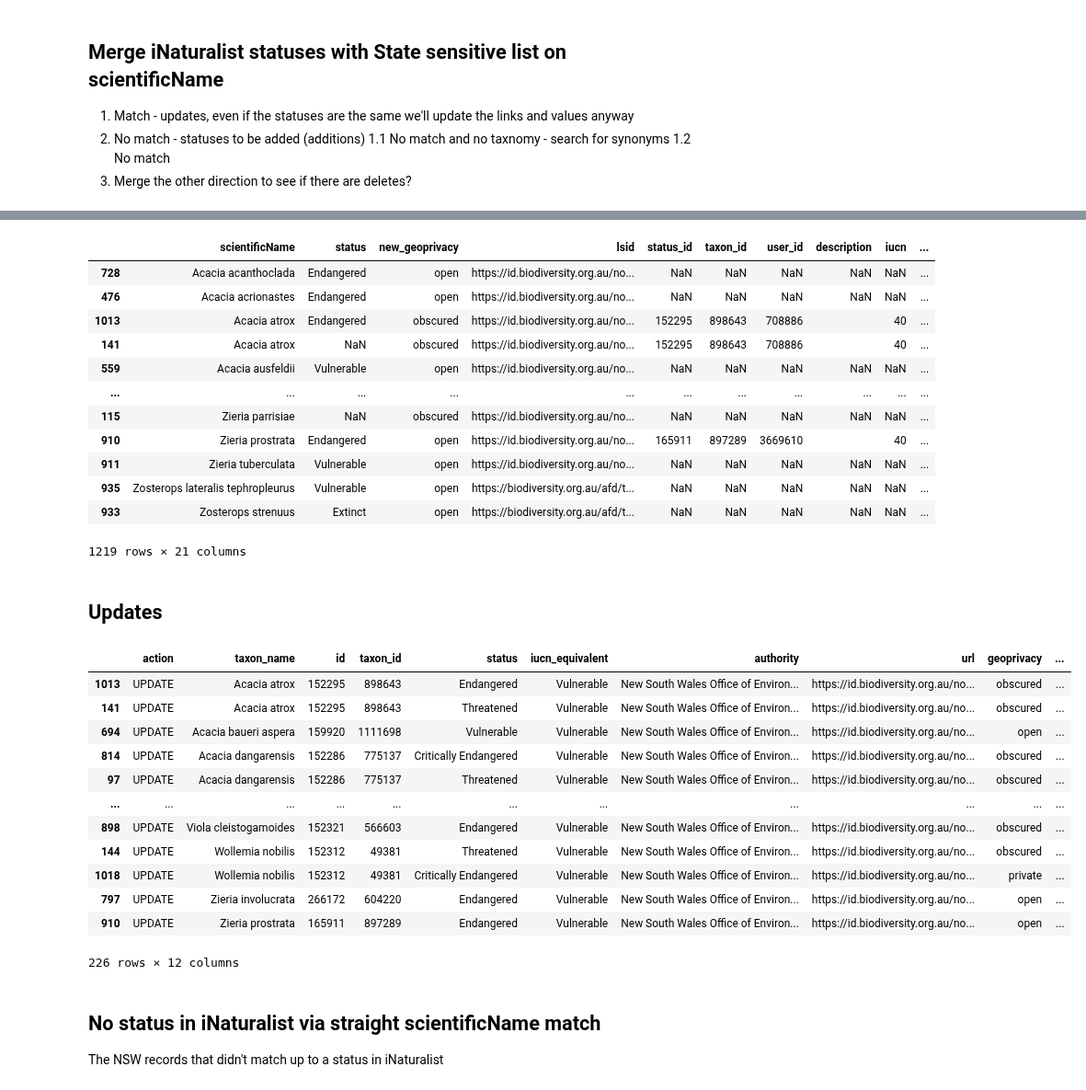
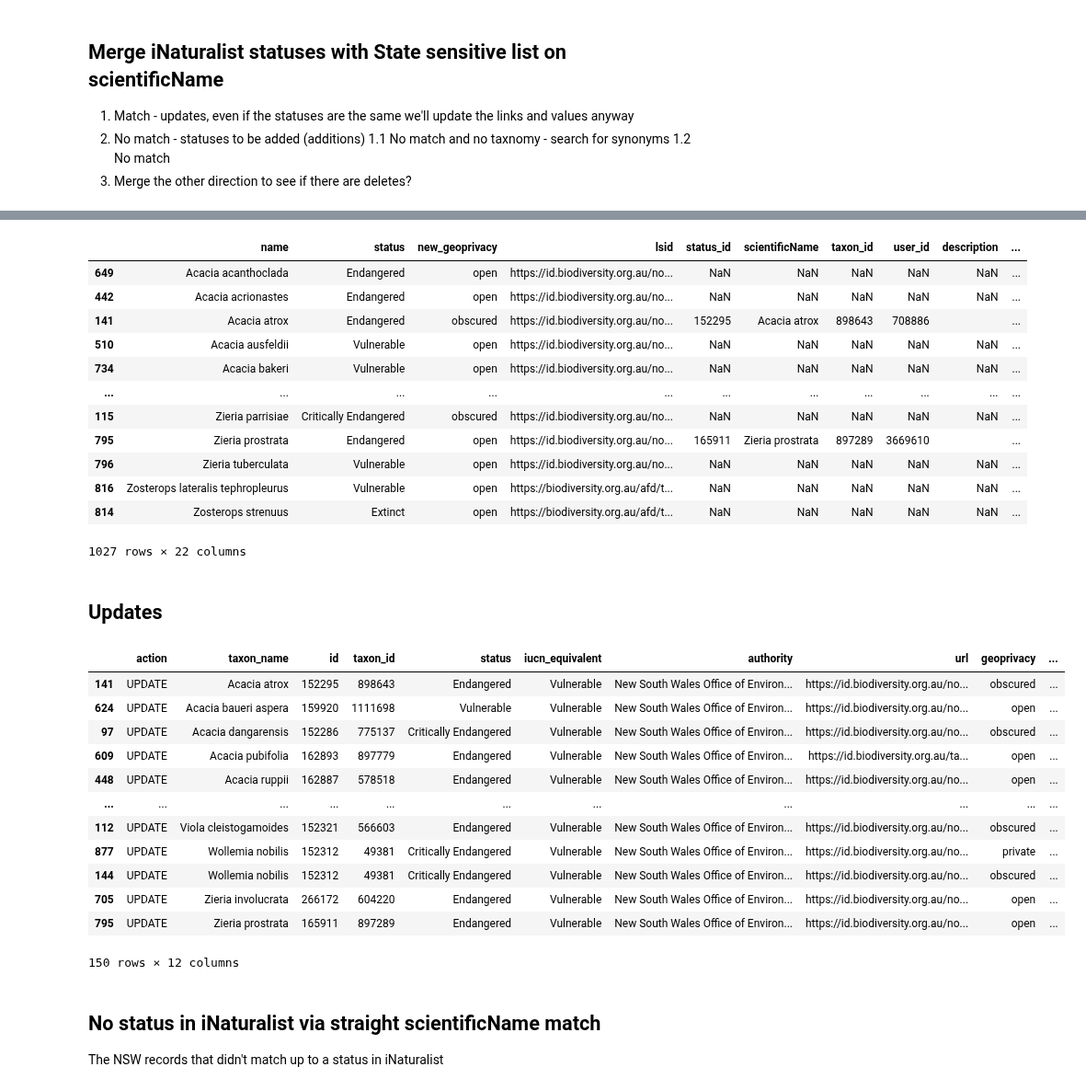
Before and after one commit to AtlasOfLivingAustralia/authoritative-lists, a Jupyter notebook: source-code/py-notebook/inaturalist-statuses/nsw.ipynb, the cells around one changed output, grey strips where cells are left out. Shown at 92% size. Cells and saved outputs as stored; diff of their text form; code cells hidden in the pictures.

```diff
--- a/source-code/py-notebook/inaturalist-statuses/nsw.ipynb
+++ b/source-code/py-notebook/inaturalist-statuses/nsw.ipynb
@@ -111,8 +111,9 @@ Sensitive list: `geoprivacy` = `obscured`
 overrides
 # %%
 sensitivelist = lf.download_ala_list("https://lists.ala.org.au/ws/speciesListItems/dr487?max=10000&includeKVP=true")
-sensitivelist['scientificName'] = sensitivelist['scientificName'].str.replace('subsp. ', '', regex=False)
-sensitivelist = sensitivelist.rename(columns={'tsprofileID':'bionetTaxonID'})
+sensitivelist = lf.kvp_to_columns(sensitivelist)
+sensitivelist['name'] = sensitivelist['name'].str.replace('subsp. ', '', regex=False)
+sensitivelist = sensitivelist.rename(columns={'T S Profile I D':'bionetTaxonID'})
 sensitivelist['bionet_geoprivacy'] = 'obscured'
 sensitivelist
 # %% [output]
@@ -140,7 +141,7 @@ def gpcondition(x):
 # %%
 conservationlist = lf.download_ala_list("https://lists.ala.org.au/ws/speciesListItems/dr650?max=10000&includeKVP=true")
 conservationlist = lf.kvp_to_columns(conservationlist)
-conservationlist['scientificName'] = conservationlist['scientificName'].str.replace('subsp. ', '', regex=False)
+conservationlist['name'] = conservationlist['name'].str.replace('subsp. ', '', regex=False)
 conservationlist = conservationlist.rename(columns={'T S Profile I D':'bionetTaxonID'})
 conservationlist['bionet_geoprivacy'] = conservationlist['sensitivityClass'].apply(gpcondition)
 conservationlist
@@ -160,7 +161,7 @@ conservationlist
 1018 rows × 26 columns
 # %%
 # join them in a way that works for inat (eg sensitive list, geoprivacy = 'obscured'
-statelist = pd.concat([sensitivelist[['scientificName', 'bionet_geoprivacy', 'lsid']],
-                    conservationlist[['bionetTaxonID', 'scientificName','status','bionet_geoprivacy', 'kingdom', 'class', 'family','lsid']]]).drop_duplicates()
+statelist = pd.concat([sensitivelist[['bionetTaxonID','name','status','bionet_geoprivacy','kingdom','class','family', 'lsid']],
+                    conservationlist[['bionetTaxonID','name','status','bionet_geoprivacy','kingdom','class','family', 'lsid']]]).drop_duplicates()
 statelist
 # %% [output]
@@ -219,7 +223,7 @@ Name: place_id, dtype: int64
 3. Merge the other direction to see if there are deletes?
 # %%
 # join to see which lists already have a status in inaturalist based on scientificName
-mergedstatuses = statelist[['scientificName','status','bionet_geoprivacy', 'lsid']].merge(inatstatuses[['status_id','scientificName','taxon_id','user_id','description','iucn','authority','status','geoprivacy','place_id','place_display_name']],how="left",left_on='scientificName',right_on='scientificName',suffixes=(None,'_inat')).sort_values(['scientificName'])
+mergedstatuses = statelist[['name','status','bionet_geoprivacy', 'lsid']].merge(inatstatuses[['status_id','scientificName','taxon_id','user_id','description','iucn','authority','status','geoprivacy','place_id','place_display_name']],how="left",left_on='name',right_on='scientificName',suffixes=(None,'_inat')).sort_values(['name'])
 
 mergedstatuses
 # %% [output]
@@ -252,47 +256,47 @@ mergedstatuses['new_iucn_equivalent'] = mergedstatuses['status'].str.lower().str
 mergedstatuses['new_status'] = mergedstatuses['status'].fillna('Threatened')
 mergedstatuses
 # %% [output]
-|  | scientificName | status | new_geoprivacy | lsid | status_id | taxon_id | user_id | description | iucn | ... |
-| 728 | Acacia acanthoclada | Endangered | open | https://id.biodiversity.org.au/no... | NaN | NaN | NaN | NaN | NaN | ... |
-| 476 | Acacia acrionastes | Endangered | open | https://id.biodiversity.org.au/no... | NaN | NaN | NaN | NaN | NaN | ... |
-| 1013 | Acacia atrox | Endangered | obscured | https://id.biodiversity.org.au/no... | 152295 | 898643 | 708886 |  | 40 | ... |
-| 141 | Acacia atrox | NaN | obscured | https://id.biodiversity.org.au/no... | 152295 | 898643 | 708886 |  | 40 | ... |
-| 559 | Acacia ausfeldii | Vulnerable | open | https://id.biodiversity.org.au/no... | NaN | NaN | NaN | NaN | NaN | ... |
+|  | name | status | new_geoprivacy | lsid | status_id | scientificName | taxon_id | user_id | description | ... |
+| 649 | Acacia acanthoclada | Endangered | open | https://id.biodiversity.org.au/no... | NaN | NaN | NaN | NaN | NaN | ... |
+| 442 | Acacia acrionastes | Endangered | open | https://id.biodiversity.org.au/no... | NaN | NaN | NaN | NaN | NaN | ... |
+| 141 | Acacia atrox | Endangered | obscured | https://id.biodiversity.org.au/no... | 152295 | Acacia atrox | 898643 | 708886 |  | ... |
+| 510 | Acacia ausfeldii | Vulnerable | open | https://id.biodiversity.org.au/no... | NaN | NaN | NaN | NaN | NaN | ... |
+| 734 | Acacia bakeri | Vulnerable | open | https://id.biodiversity.org.au/no... | NaN | NaN | NaN | NaN | NaN | ... |
 | ... | ... | ... | ... | ... | ... | ... | ... | ... | ... | ... |
-| 115 | Zieria parrisiae | NaN | obscured | https://id.biodiversity.org.au/no... | NaN | NaN | NaN | NaN | NaN | ... |
-| 910 | Zieria prostrata | Endangered | open | https://id.biodiversity.org.au/no... | 165911 | 897289 | 3669610 |  | 40 | ... |
-| 911 | Zieria tuberculata | Vulnerable | open | https://id.biodiversity.org.au/no... | NaN | NaN | NaN | NaN | NaN | ... |
-| 935 | Zosterops lateralis tephropleurus | Vulnerable | open | https://biodiversity.org.au/afd/t... | NaN | NaN | NaN | NaN | NaN | ... |
-| 933 | Zosterops strenuus | Extinct | open | https://biodiversity.org.au/afd/t... | NaN | NaN | NaN | NaN | NaN | ... |
+| 115 | Zieria parrisiae | Critically Endangered | obscured | https://id.biodiversity.org.au/no... | NaN | NaN | NaN | NaN | NaN | ... |
+| 795 | Zieria prostrata | Endangered | open | https://id.biodiversity.org.au/no... | 165911 | Zieria prostrata | 897289 | 3669610 |  | ... |
+| 796 | Zieria tuberculata | Vulnerable | open | https://id.biodiversity.org.au/no... | NaN | NaN | NaN | NaN | NaN | ... |
+| 816 | Zosterops lateralis tephropleurus | Vulnerable | open | https://biodiversity.org.au/afd/t... | NaN | NaN | NaN | NaN | NaN | ... |
+| 814 | Zosterops strenuus | Extinct | open | https://biodiversity.org.au/afd/t... | NaN | NaN | NaN | NaN | NaN | ... |
-1219 rows × 21 columns
+1027 rows × 22 columns
 # %% [markdown]
 ## Updates
 # %%
 # updates
 # action,taxon_name,id,taxon_id,status,iucn_equivalent,authority,url,geoprivacy,place_id,username,description
 updates = pd.DataFrame(mergedstatuses[mergedstatuses['status_id'].notnull()])
-updates.sort_values('scientificName')
+updates.sort_values('name')
 updates['action'] = 'UPDATE'
 #updates.loc[:,'action'] = 'UPDATE'
-updates = updates[['action','scientificName','status_id','taxon_id','new_status','new_iucn_equivalent','new_authority','new_url','new_geoprivacy','new_place_id','new_username','new_description']]
+updates = updates[['action','name','status_id','taxon_id','new_status','new_iucn_equivalent','new_authority','new_url','new_geoprivacy','new_place_id','new_username','new_description']]
 updates.columns = updates.columns.str.replace("new_", "", regex=True)
-updates = updates.rename(columns={'scientificName':'taxon_name',
+updates = updates.rename(columns={'name':'taxon_name',
                                   'status_id':'id'})
 updates
 # %% [output]
 |  | action | taxon_name | id | taxon_id | status | iucn_equivalent | authority | url | geoprivacy | ... |
-| 1013 | UPDATE | Acacia atrox | 152295 | 898643 | Endangered | Vulnerable | New South Wales Office of Environ... | https://id.biodiversity.org.au/no... | obscured | ... |
-| 141 | UPDATE | Acacia atrox | 152295 | 898643 | Threatened | Vulnerable | New South Wales Office of Environ... | https://id.biodiversity.org.au/no... | obscured | ... |
-| 694 | UPDATE | Acacia baueri aspera | 159920 | 1111698 | Vulnerable | Vulnerable | New South Wales Office of Environ... | https://id.biodiversity.org.au/no... | open | ... |
-| 814 | UPDATE | Acacia dangarensis | 152286 | 775137 | Critically Endangered | Vulnerable | New South Wales Office of Environ... | https://id.biodiversity.org.au/no... | obscured | ... |
-| 97 | UPDATE | Acacia dangarensis | 152286 | 775137 | Threatened | Vulnerable | New South Wales Office of Environ... | https://id.biodiversity.org.au/no... | obscured | ... |
+| 141 | UPDATE | Acacia atrox | 152295 | 898643 | Endangered | Vulnerable | New South Wales Office of Environ... | https://id.biodiversity.org.au/no... | obscured | ... |
+| 624 | UPDATE | Acacia baueri aspera | 159920 | 1111698 | Vulnerable | Vulnerable | New South Wales Office of Environ... | https://id.biodiversity.org.au/no... | open | ... |
+| 97 | UPDATE | Acacia dangarensis | 152286 | 775137 | Critically Endangered | Vulnerable | New South Wales Office of Environ... | https://id.biodiversity.org.au/no... | obscured | ... |
+| 609 | UPDATE | Acacia pubifolia | 162893 | 897779 | Endangered | Vulnerable | New South Wales Office of Environ... | https://id.biodiversity.org.au/ta... | open | ... |
+| 448 | UPDATE | Acacia ruppii | 162887 | 578518 | Endangered | Vulnerable | New South Wales Office of Environ... | https://id.biodiversity.org.au/no... | open | ... |
 | ... | ... | ... | ... | ... | ... | ... | ... | ... | ... | ... |
-| 898 | UPDATE | Viola cleistogamoides | 152321 | 566603 | Endangered | Vulnerable | New South Wales Office of Environ... | https://id.biodiversity.org.au/no... | obscured | ... |
-| 144 | UPDATE | Wollemia nobilis | 152312 | 49381 | Threatened | Vulnerable | New South Wales Office of Environ... | https://id.biodiversity.org.au/no... | obscured | ... |
-| 1018 | UPDATE | Wollemia nobilis | 152312 | 49381 | Critically Endangered | Vulnerable | New South Wales Office of Environ... | https://id.biodiversity.org.au/no... | private | ... |
-| 797 | UPDATE | Zieria involucrata | 266172 | 604220 | Endangered | Vulnerable | New South Wales Office of Environ... | https://id.biodiversity.org.au/no... | open | ... |
-| 910 | UPDATE | Zieria prostrata | 165911 | 897289 | Endangered | Vulnerable | New South Wales Office of Environ... | https://id.biodiversity.org.au/no... | open | ... |
+| 112 | UPDATE | Viola cleistogamoides | 152321 | 566603 | Endangered | Vulnerable | New South Wales Office of Environ... | https://id.biodiversity.org.au/no... | obscured | ... |
+| 877 | UPDATE | Wollemia nobilis | 152312 | 49381 | Critically Endangered | Vulnerable | New South Wales Office of Environ... | https://id.biodiversity.org.au/no... | private | ... |
+| 144 | UPDATE | Wollemia nobilis | 152312 | 49381 | Critically Endangered | Vulnerable | New South Wales Office of Environ... | https://id.biodiversity.org.au/no... | obscured | ... |
+| 705 | UPDATE | Zieria involucrata | 266172 | 604220 | Endangered | Vulnerable | New South Wales Office of Environ... | https://id.biodiversity.org.au/no... | open | ... |
+| 795 | UPDATE | Zieria prostrata | 165911 | 897289 | Endangered | Vulnerable | New South Wales Office of Environ... | https://id.biodiversity.org.au/no... | open | ... |
-226 rows × 12 columns
+150 rows × 12 columns
 # %% [markdown]
 ## No status in iNaturalist via straight scientificName match
 The NSW records that didn't match up to a status in iNaturalist
```
Also changed, not shown: parts of 11 cells of this notebook, 4 other files.
